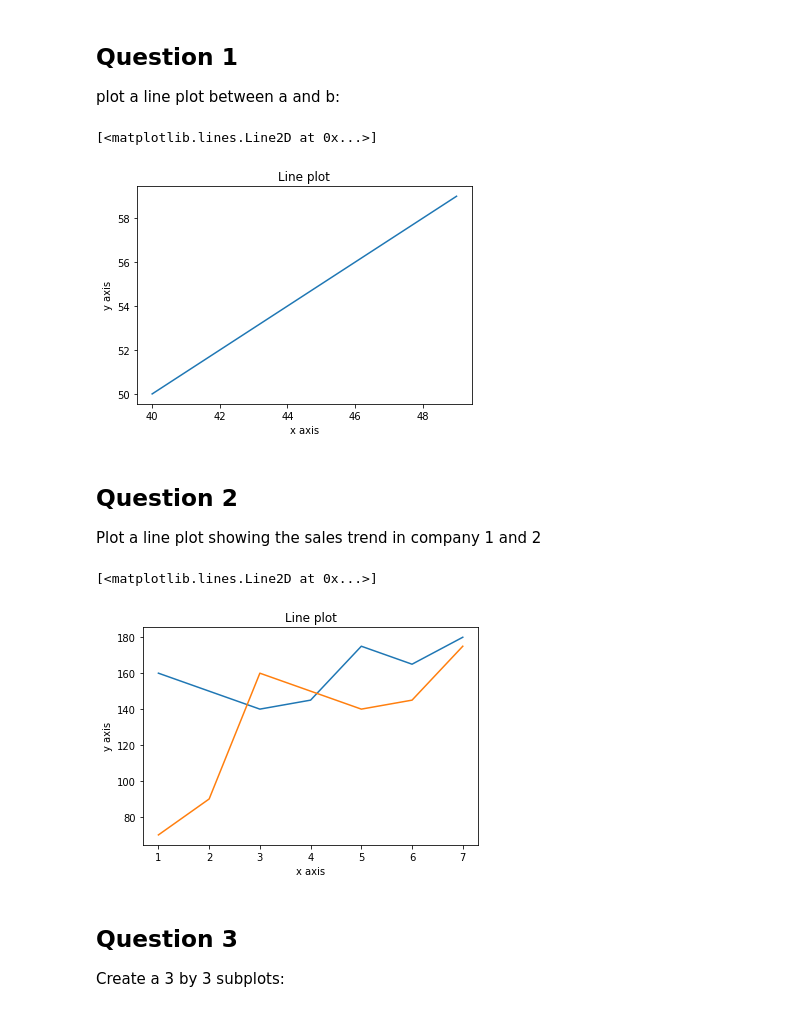
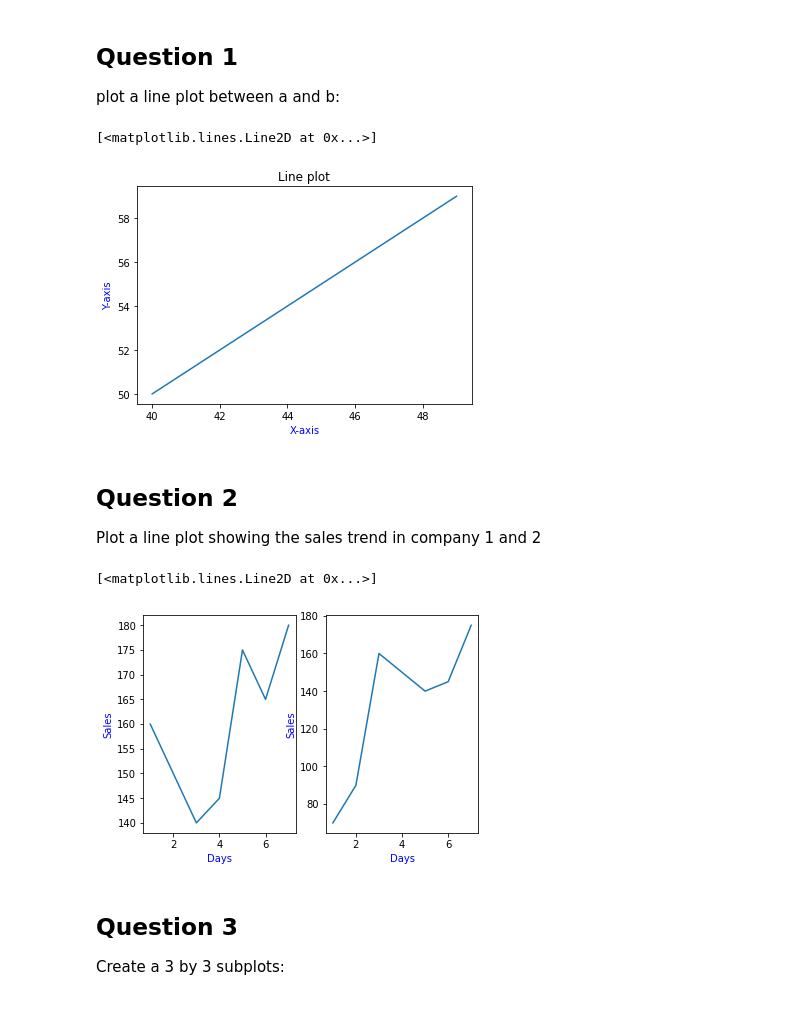
Before and after one commit to akbaruddin/Data-Visualization-using-Python-Essentials, a Jupyter notebook: Data_Visualisation_with_Pandas_Day_1.ipynb, the cells around one changed output. Cells and saved outputs as stored; diff of their text form; code cells hidden in the pictures.

```diff
--- a/Data_Visualisation_with_Pandas_Day_1.ipynb
+++ b/Data_Visualisation_with_Pandas_Day_1.ipynb
@@ -21,12 +21,12 @@ a = np.arange(40,50)
 b = np.arange(50,60)
 # %%
 plt.title("Line plot")
-plt.xlabel("x axis")
-plt.ylabel("y axis")
+plt.xlabel('X-axis', color='blue')
+plt.ylabel('Y-axis', color='blue')
 plt.plot(a, b)
 # %% [output]
 [<matplotlib.lines.Line2D at 0x...>]
-[figure, old version]
+[figure, new version]
 # %% [markdown]
 ## Question 2
 
@@ -37,13 +37,17 @@ sales_1 = [160,150,140,145,175,165,180] #sales of company1
 sales_2 = [70,90,160,150,140,145,175]  #sales of company2
 # %%
 plt.title("Line plot")
-plt.xlabel("x axis")
-plt.ylabel("y axis")
+plt.subplot(1, 2, 1)
+plt.xlabel("Days", color="b")
+plt.ylabel("Sales", color="b")
 plt.plot(days, sales_1)
+plt.subplot(1, 2, 2)
+plt.xlabel("Days", color="b")
+plt.ylabel("Sales", color="b")
 plt.plot(days, sales_2)
 # %% [output]
 [<matplotlib.lines.Line2D at 0x...>]
-[figure, old version]
+[figure, new version]
 # %% [markdown]
 ## Question 3
 Create a 3 by 3 subplots:
```
Also changed, not shown: parts of 1 cell of this notebook.
